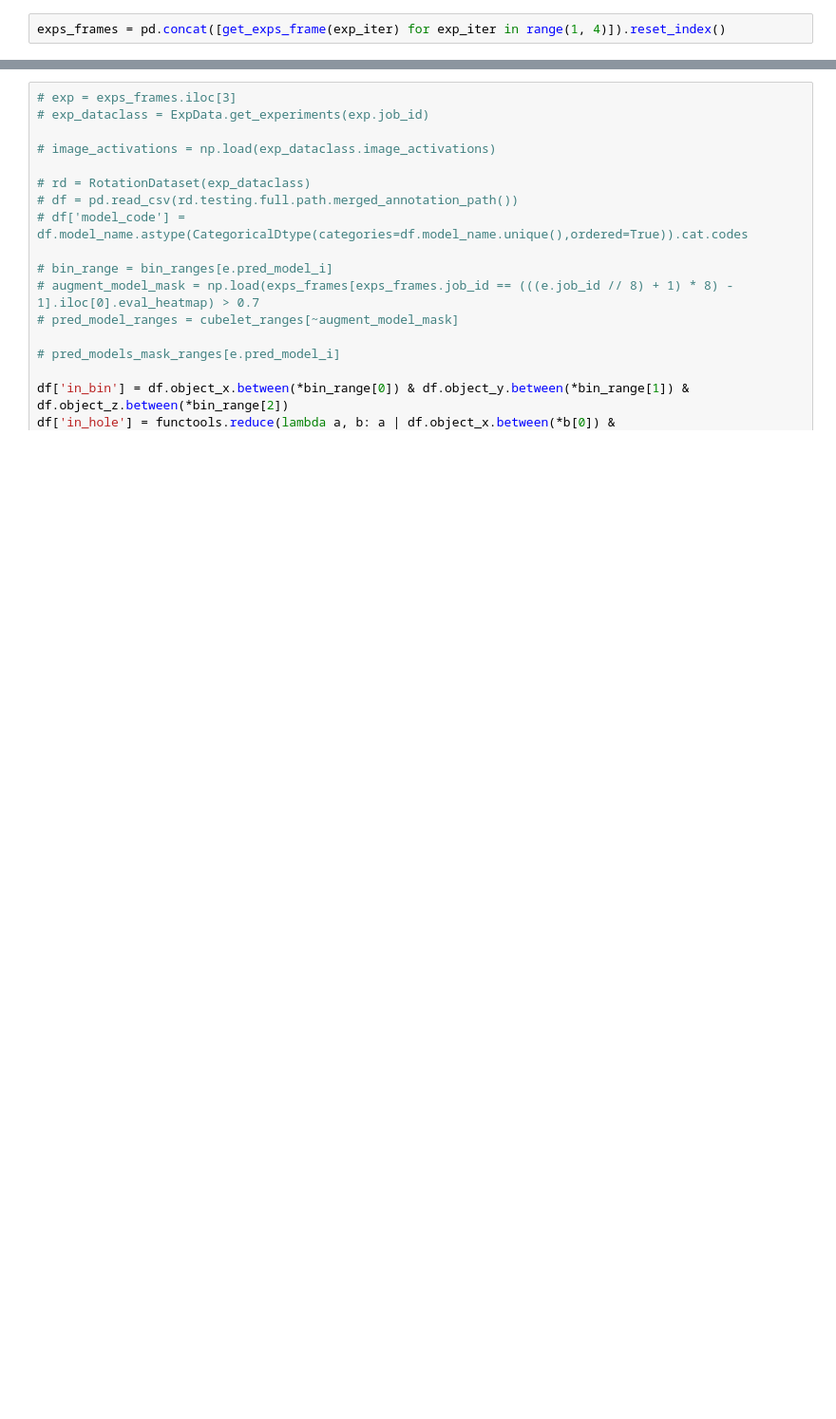
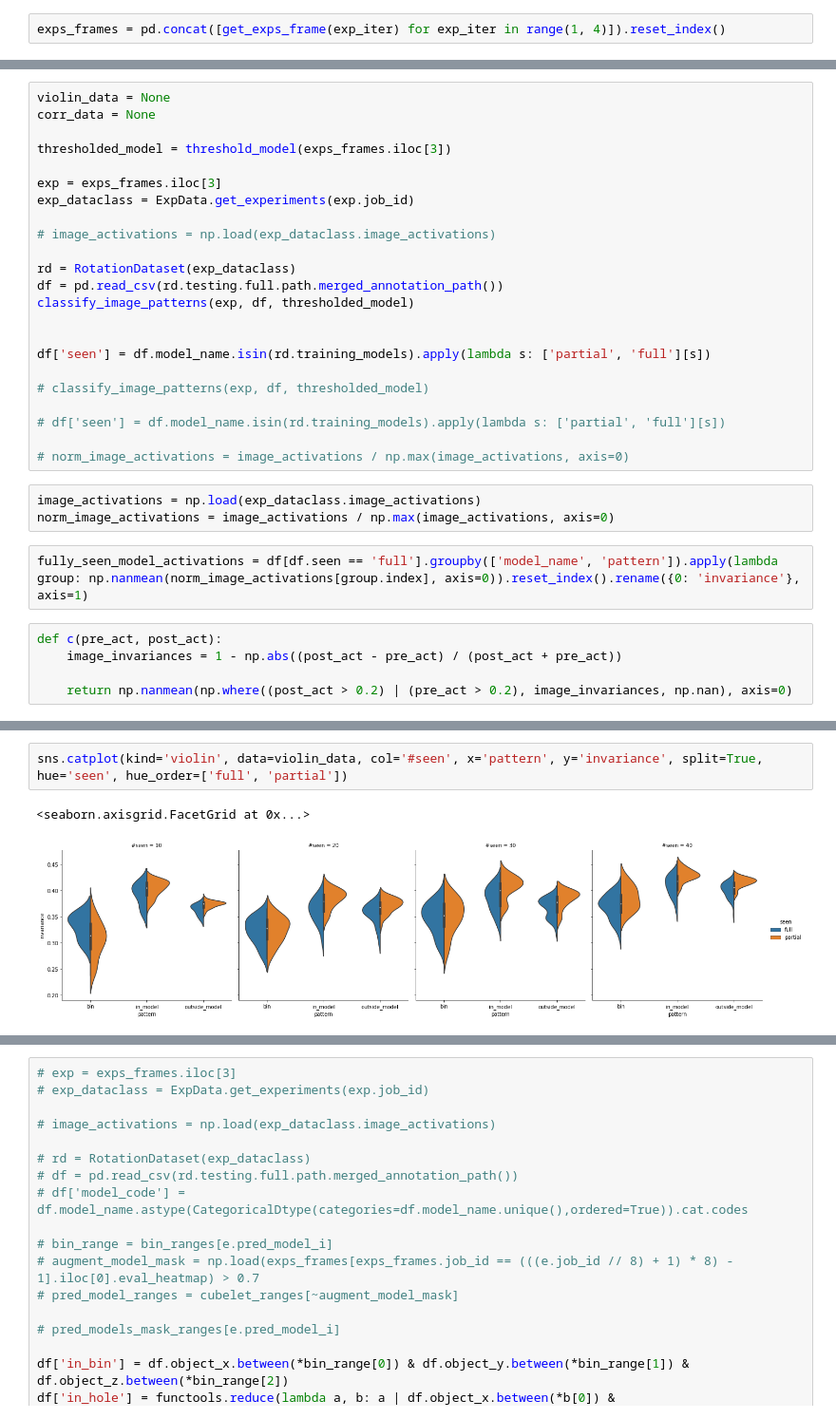
Before and after one commit to avicooper1/OOD_Orientation_Generalization, a Jupyter notebook: notebooks/network_analysis.ipynb, the cells around one changed output, grey strips where cells are left out. Shown at 95% size. Saved outputs shown, nothing was run; the diff lists cells and outputs as text; blank space fills up the shorter version.

```diff
--- a/notebooks/network_analysis.ipynb
+++ b/notebooks/network_analysis.ipynb
@@ -172,0 +214,33 @@ cubelet_ranges
+# %%
+violin_data = None
+corr_data = None
+
+thresholded_model = threshold_model(exps_frames.iloc[3])
+
+exp = exps_frames.iloc[3]
+exp_dataclass = ExpData.get_experiments(exp.job_id)
+
+# image_activations = np.load(exp_dataclass.image_activations)
+
+rd = RotationDataset(exp_dataclass)
+df = pd.read_csv(rd.testing.full.path.merged_annotation_path())
+classify_image_patterns(exp, df, thresholded_model)
+
+
+df['seen'] = df.model_name.isin(rd.training_models).apply(lambda s: ['partial', 'full'][s])
+
+# classify_image_patterns(exp, df, thresholded_model)
+
+# df['seen'] = df.model_name.isin(rd.training_models).apply(lambda s: ['partial', 'full'][s])
+
+# norm_image_activations = image_activations / np.max(image_activations, axis=0)
+# %%
+image_activations = np.load(exp_dataclass.image_activations)
+norm_image_activations = image_activations / np.max(image_activations, axis=0)
+# %%
+fully_seen_model_activations = df[df.seen == 'full'].groupby(['model_name', 'pattern']).apply(lambda group: np.nanmean(norm_image_activations[group.index], axis=0)).reset_index().rename({0: 'invariance'}, axis=1)
+# %%
+def c(pre_act, post_act):
+    image_invariances = 1 - np.abs((post_act - pre_act) / (post_act + pre_act))
+
+    return np.nanmean(np.where((post_act > 0.2) | (pre_act > 0.2), image_invariances, np.nan), axis=0)
@@ -172,0 +303,5 @@ cubelet_ranges
+# %%
+sns.catplot(kind='violin', data=violin_data, col='#seen', x='pattern', y='invariance', split=True, hue='seen', hue_order=['full', 'partial'])
+# %% [output]
+<seaborn.axisgrid.FacetGrid at 0x...>
+[figure, added]
```
Also changed, not shown: parts of 145 cells of this notebook, 10 other files.
